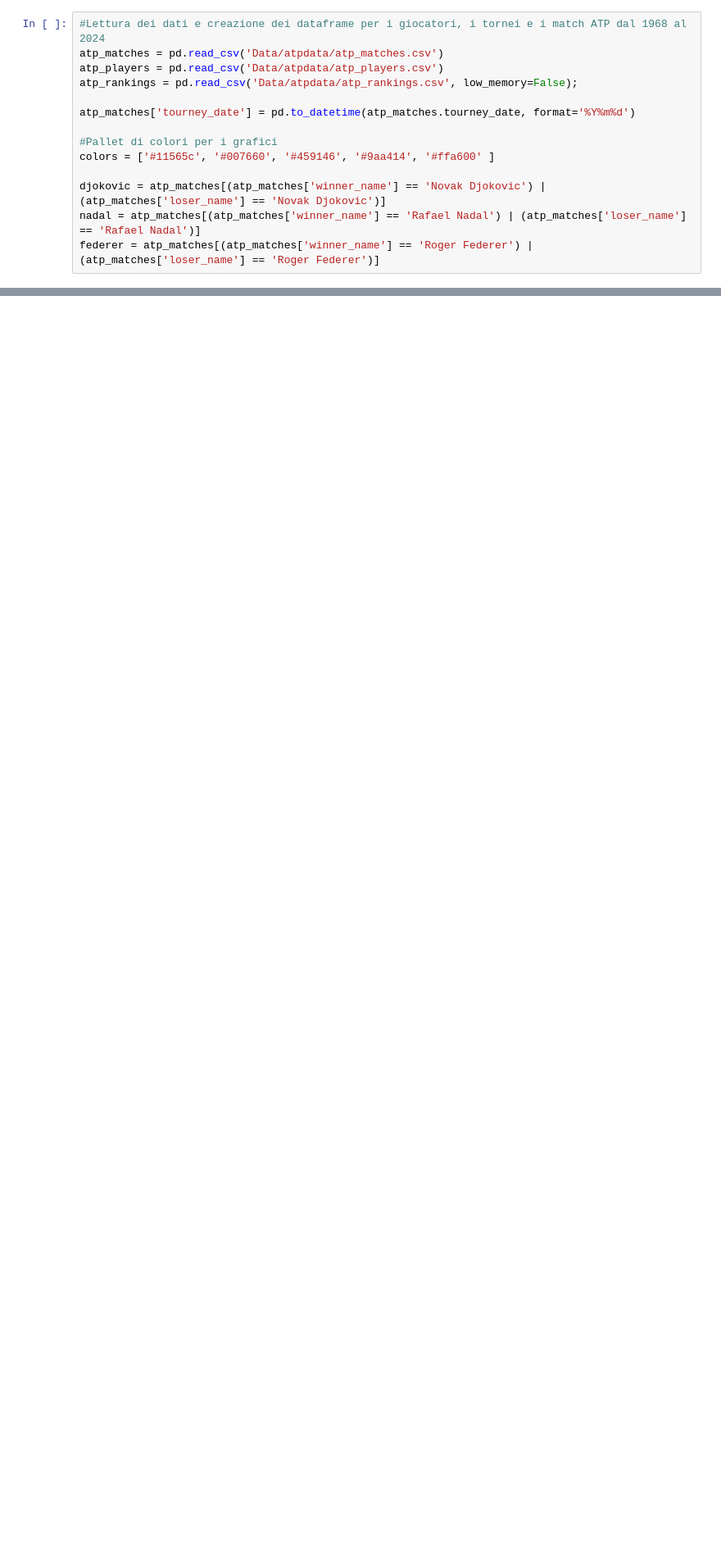
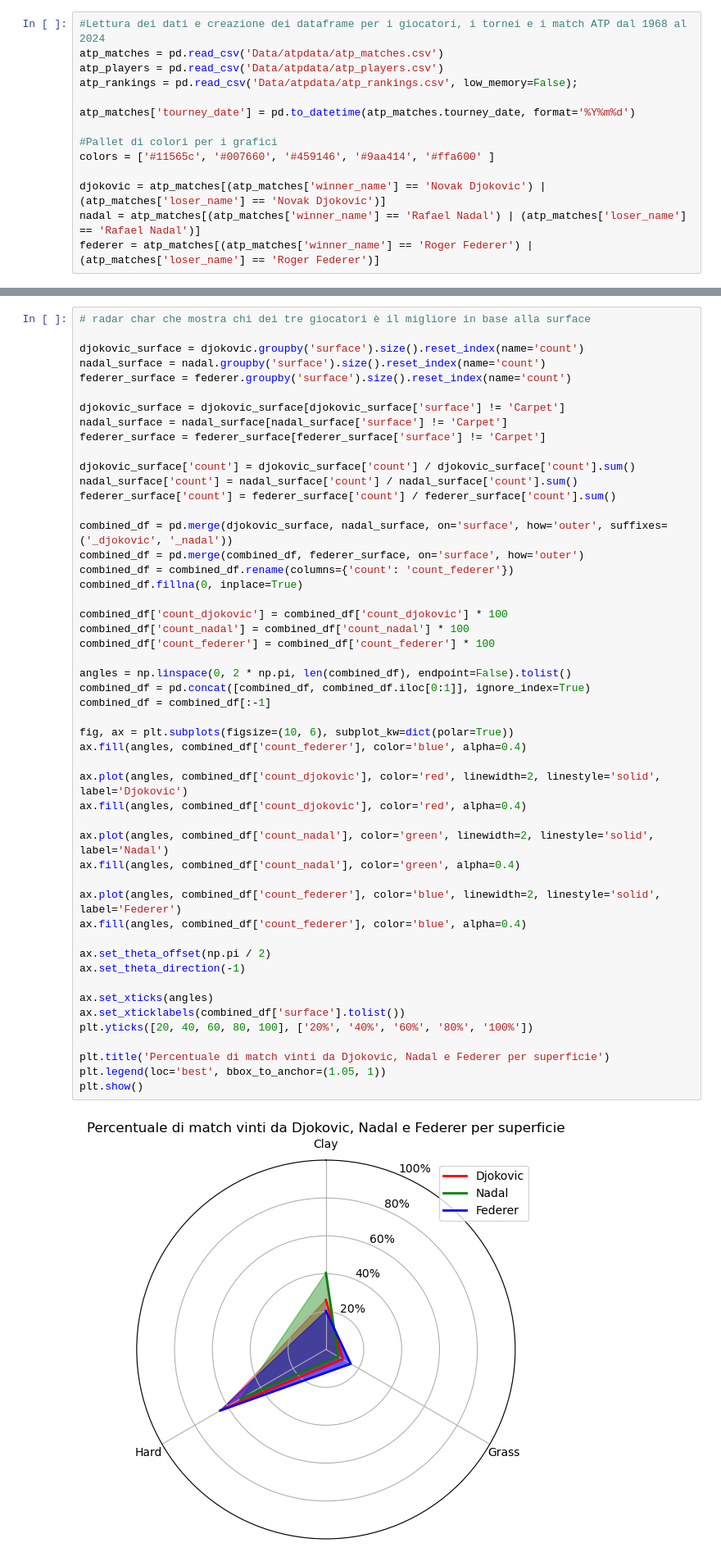
Before and after one commit to yasemitee/SciVIs, a Jupyter notebook: goat.ipynb, the cells around one changed output, grey strips where cells are left out. Shown at 82% size. Drawn from its saved outputs; the diff is of its cells as text; blank space fills up the shorter version.

```diff
--- a/goat.ipynb
+++ b/goat.ipynb
@@ -77,0 +108,52 @@ plt.show()
+# %%
+# radar char che mostra chi dei tre giocatori è il migliore in base alla surface
+
+djokovic_surface = djokovic.groupby('surface').size().reset_index(name='count')
+nadal_surface = nadal.groupby('surface').size().reset_index(name='count')
+federer_surface = federer.groupby('surface').size().reset_index(name='count')
+
+djokovic_surface = djokovic_surface[djokovic_surface['surface'] != 'Carpet']
+nadal_surface = nadal_surface[nadal_surface['surface'] != 'Carpet']
+federer_surface = federer_surface[federer_surface['surface'] != 'Carpet']
+
+djokovic_surface['count'] = djokovic_surface['count'] / djokovic_surface['count'].sum()
+nadal_surface['count'] = nadal_surface['count'] / nadal_surface['count'].sum()
+federer_surface['count'] = federer_surface['count'] / federer_surface['count'].sum()
+
+combined_df = pd.merge(djokovic_surface, nadal_surface, on='surface', how='outer', suffixes=('_djokovic', '_nadal'))
+combined_df = pd.merge(combined_df, federer_surface, on='surface', how='outer')
+combined_df = combined_df.rename(columns={'count': 'count_federer'})
+combined_df.fillna(0, inplace=True)
+
+combined_df['count_djokovic'] = combined_df['count_djokovic'] * 100
+combined_df['count_nadal'] = combined_df['count_nadal'] * 100
+combined_df['count_federer'] = combined_df['count_federer'] * 100
+
+angles = np.linspace(0, 2 * np.pi, len(combined_df), endpoint=False).tolist()
+combined_df = pd.concat([combined_df, combined_df.iloc[0:1]], ignore_index=True)
+combined_df = combined_df[:-1]
+
+fig, ax = plt.subplots(figsize=(10, 6), subplot_kw=dict(polar=True))
+ax.fill(angles, combined_df['count_federer'], color='blue', alpha=0.4)
+
+ax.plot(angles, combined_df['count_djokovic'], color='red', linewidth=2, linestyle='solid', label='Djokovic')
+ax.fill(angles, combined_df['count_djokovic'], color='red', alpha=0.4)
+
+ax.plot(angles, combined_df['count_nadal'], color='green', linewidth=2, linestyle='solid', label='Nadal')
+ax.fill(angles, combined_df['count_nadal'], color='green', alpha=0.4)
+
+ax.plot(angles, combined_df['count_federer'], color='blue', linewidth=2, linestyle='solid', label='Federer')
+ax.fill(angles, combined_df['count_federer'], color='blue', alpha=0.4)
+
+ax.set_theta_offset(np.pi / 2)
+ax.set_theta_direction(-1)
+
+ax.set_xticks(angles)
+ax.set_xticklabels(combined_df['surface'].tolist())
+plt.yticks([20, 40, 60, 80, 100], ['20%', '40%', '60%', '80%', '100%'])
+
+plt.title('Percentuale di match vinti da Djokovic, Nadal e Federer per superficie')
+plt.legend(loc='best', bbox_to_anchor=(1.05, 1))
+plt.show()
+# %% [output]
+[figure, added]
```
Also changed, not shown: parts of 3 cells of this notebook.
